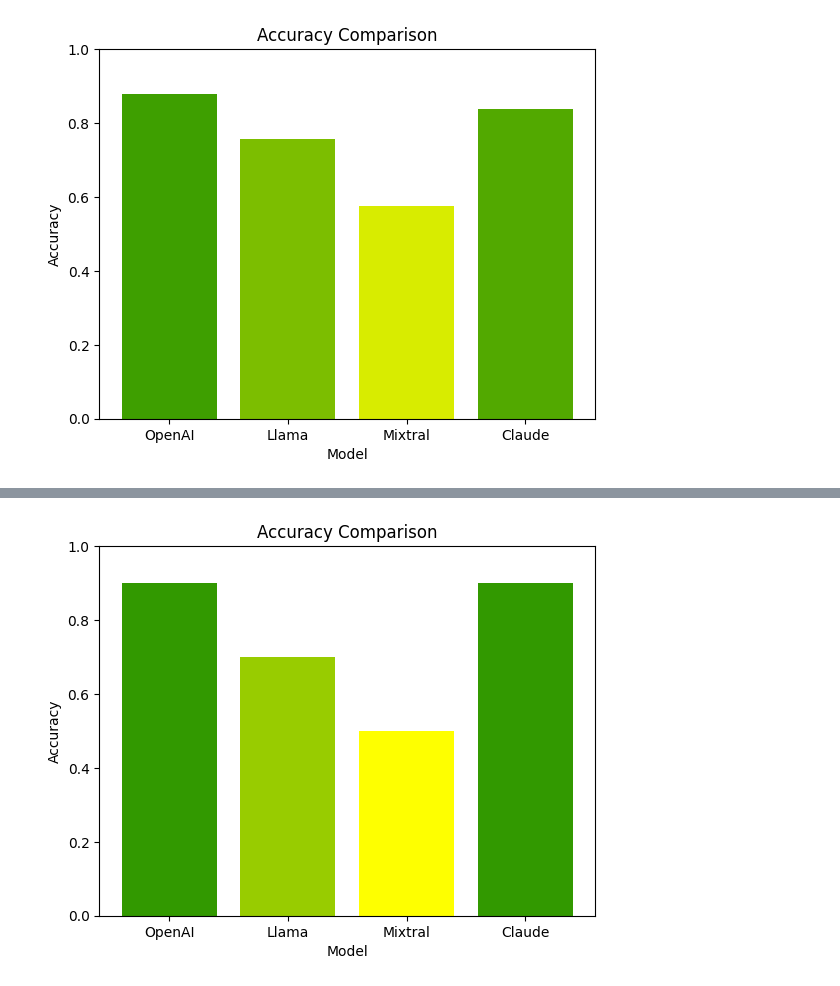
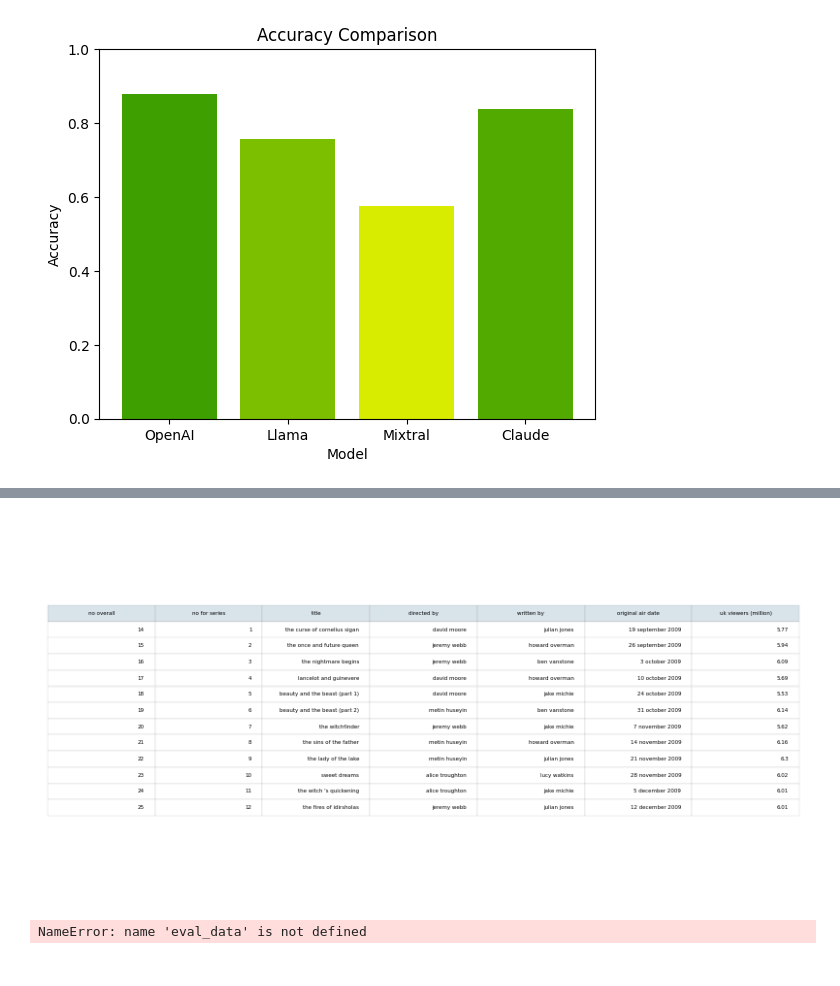
Before and after one commit to anushadudi/ollama_agent, a Jupyter notebook: table_fact_check.ipynb, the cells around one changed output, grey strips where cells are left out. Drawn from its saved outputs; the diff is of its cells as text; code cells hidden in the pictures.

```diff
--- a/table_fact_check.ipynb
+++ b/table_fact_check.ipynb
@@ -232,27 +285,0 @@ Accuracy OpenAI: 0.90, Llama: 0.70, Mixtral: 0.50, Claude: 0.90
-# %%
-import matplotlib.pyplot as plt
-import numpy as np
-from matplotlib.colors import LinearSegmentedColormap
-# Define a custom colormap
-cmap = LinearSegmentedColormap.from_list("custom", ["red", "yellow", "green"])
-# Generate some random data
-# methods = ['Method1', 'Method2', 'Method3']
-# accuracy = [0.2, 0.9, 0.5]
-print(f'Accuracy OpenAI: {accuracy_openai:.2f}, Llama: {accuracy_llama:.2f}, Mixtral: {accuracy_mixtral:.2f}, Claude: {accuracy_claude:.2f}')
-methods = ['OpenAI', 'Llama', 'Mixtral', 'Claude']
-accuracy = [accuracy_openai, accuracy_llama, accuracy_mixtral, accuracy_claude]
-# Normalize the accuracy values to be between 0 and 1
-norm = plt.Normalize(vmin=0, vmax=1)
-# Create a bar chart with colored bars
-for i, (method, acc) in enumerate(zip(methods, accuracy)):
-    plt.bar(i, acc, color=cmap(norm(acc)))
-# Set the title and labels
-plt.title('Accuracy Comparison')
-plt.xlabel('Model')
-plt.ylabel('Accuracy')
-plt.xticks(range(len(methods)), methods)
-plt.ylim([0, 1])  # Set y-axis limits to [0, 1]
-# Show the plot
-plt.show()
-# %% [output]
-[figure, removed]
@@ -258,0 +288,26 @@ plt.show()
+# %%
+# create an image of the table
+
+import pandas as pd
+import matplotlib.pyplot as plt
+import os
+# Load the CSV file
+# df = pd.read_csv('your_file.csv')
+df = data
+# Convert DataFrame to HTML
+html_table = df.to_html()
+# Render the HTML to an image using Matplotlib
+# Note: This step directly renders the DataFrame, not the HTML.
+plt.figure(figsize=(10, 5))
+plt.axis('off')  # Turn off axis
+table = plt.table(cellText=df.values, colLabels=df.columns, loc='center', colColours=['#D9E4EA']*len(df))
+for (row, col), cell in table.get_celld().items():
+    cell.set_linewidth(0.05)
+new_file_name = os.path.splitext(target_list[2])[0] + '.png'
+# plt.savefig(f'./csv_images/{new_file_name}', bbox_inches='tight')
+# %% [output]
+[figure, added]
+# %%
+eval_data
+# %% [output]
+NameError: name 'eval_data' is not defined
```
Also changed, not shown: parts of 14 cells of this notebook.
